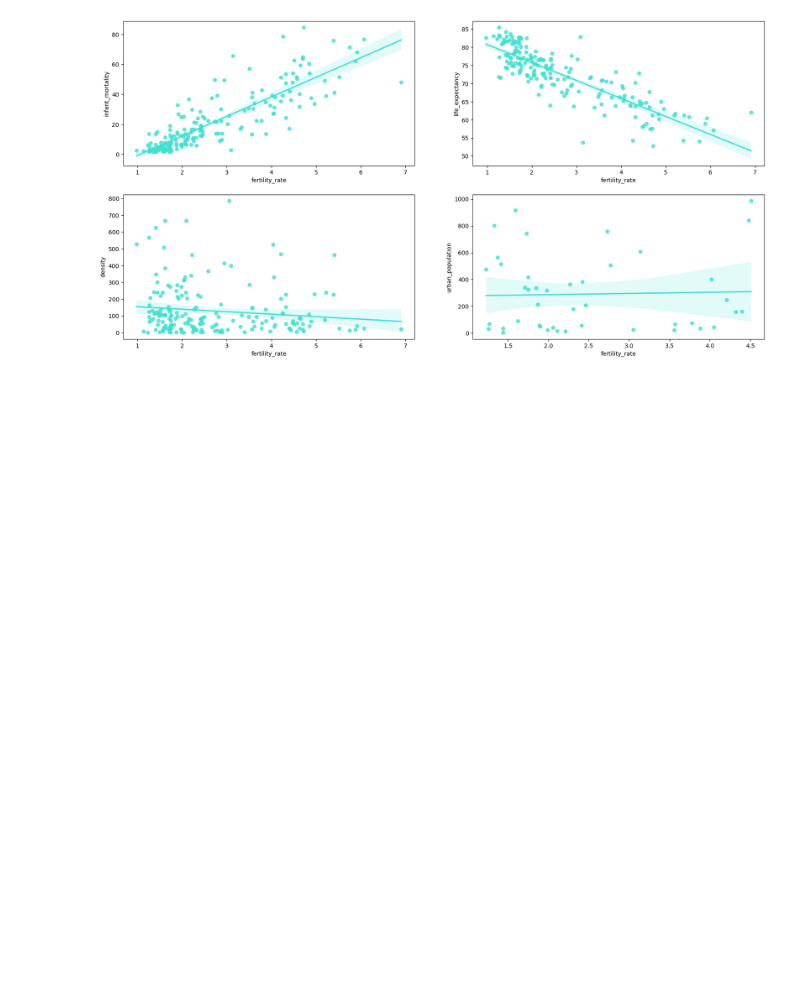
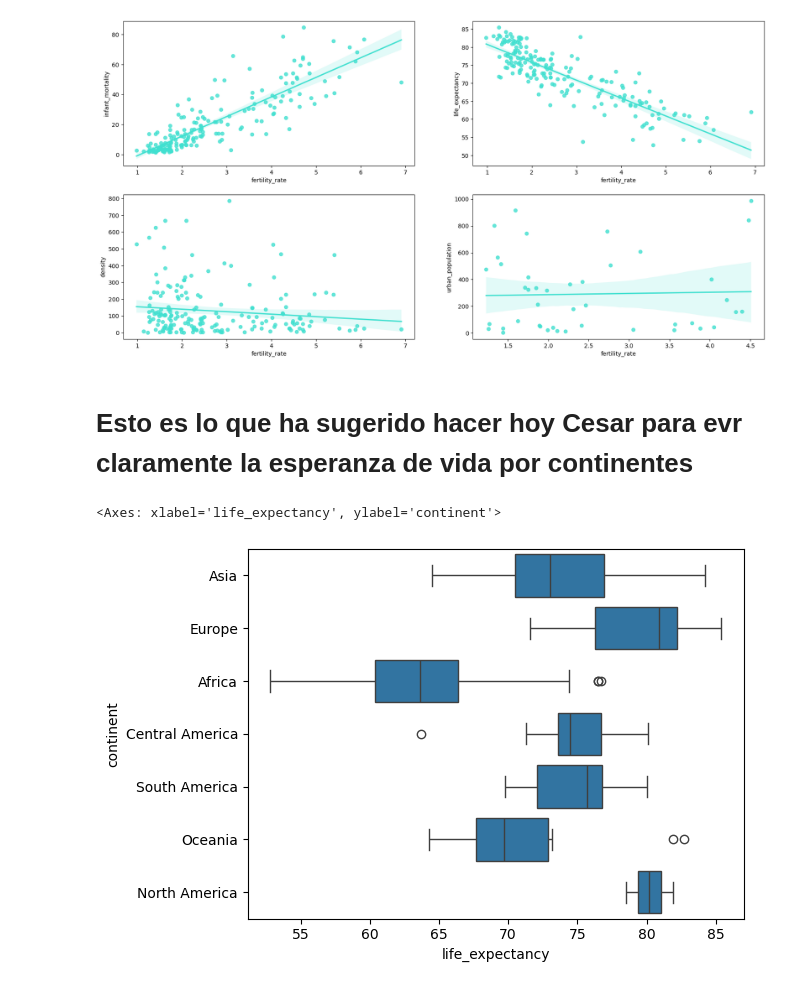
Before and after one commit to Andrea-Gauger/pair_SarayAndrea, a Jupyter notebook: visualizacio_1.ipynb, the cells around one changed output. Drawn from its saved outputs; the diff is of its cells as text; code cells hidden in the pictures; blank space fills up the shorter version.

Commit message:
archivos y esperanza por continente

```diff
--- a/visualizacio_1.ipynb
+++ b/visualizacio_1.ipynb
@@ -14,7 +14,7 @@ import seaborn as sns
 # -----------------------------------------------------------------------
 pd.set_option('display.max_columns', None) # para poder visualizar todas las columnas de los DataFrames
 # %%
-df = pd.read_csv("world_data_full_apply_nulos.csv", index_col=0)
+df = pd.read_csv("files/world_data_full_apply_nulos.csv", index_col=0)
 df.head(10)
 # %% [output]
 |  | country | density | abbreviation | agricultural_land | land_area | armed_forces_size | birth_rate | ... |
@@ -119,3 +125,10 @@ sns.regplot(x = "fertility_rate",
             ax = axes[1,1]);
 # %% [output]
 [figure]
+# %% [markdown]
+# Esto es lo que ha sugerido hacer hoy Cesar para evr claramente la esperanza de vida por continentes
+# %%
+sns.boxplot(x = "life_expectancy", y="continent", data=df)
+# %% [output]
+<Axes: xlabel='life_expectancy', ylabel='continent'>
+[figure, added]
```
Also changed, not shown: parts of 3 cells of this notebook, 1 other file.
